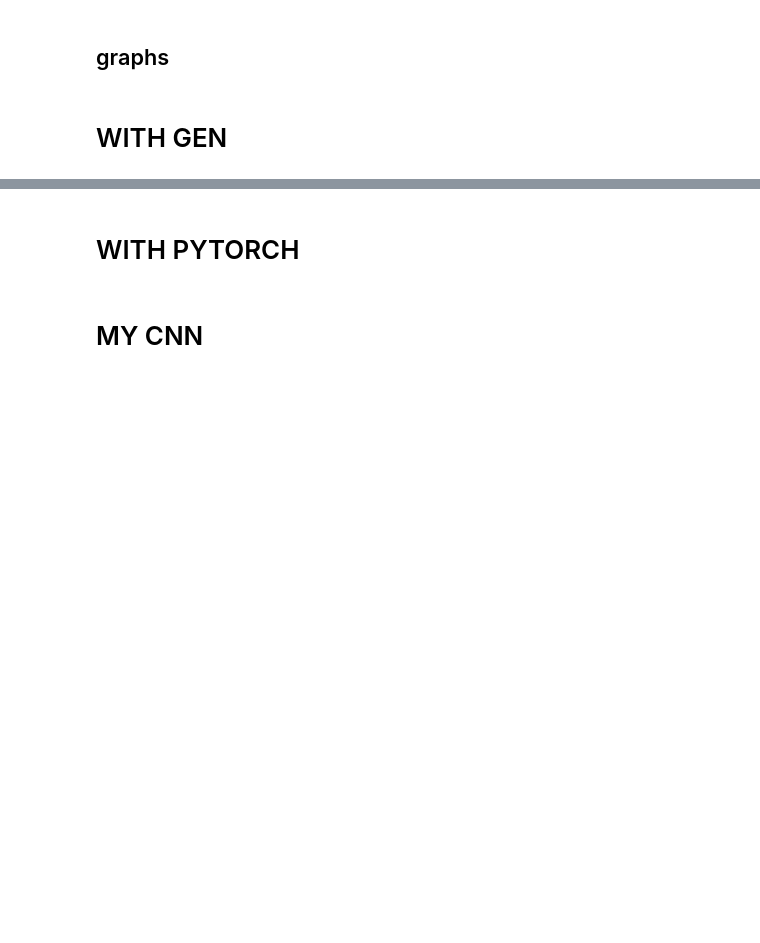
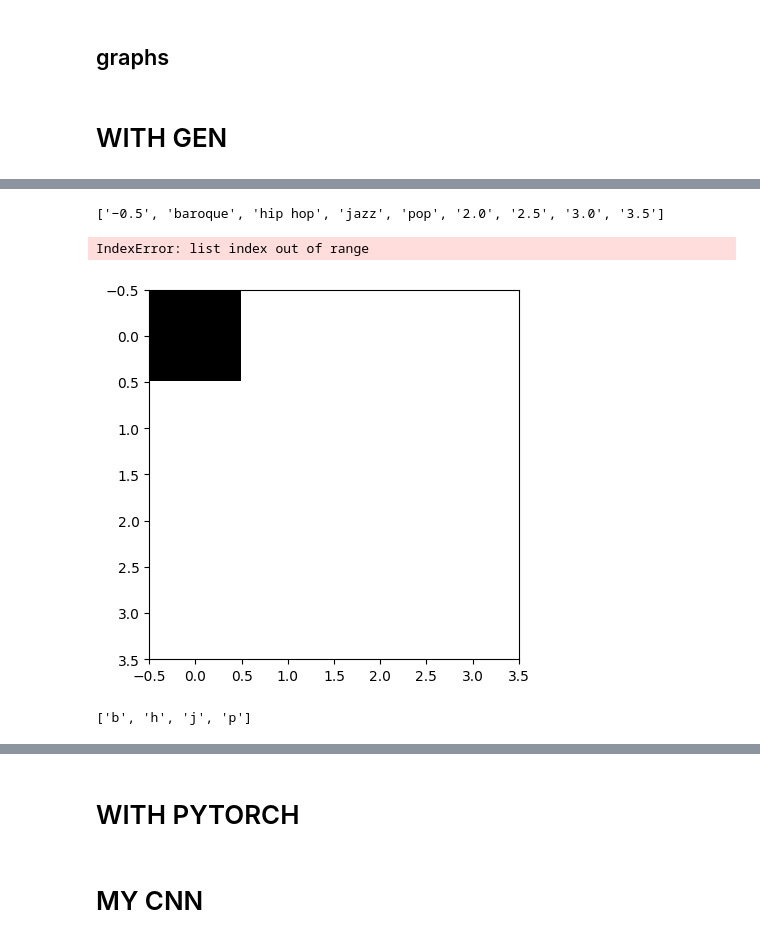
Before and after one commit to ananyajey/part-ii-project, a Jupyter notebook: main.ipynb, the cells around one changed output, grey strips where cells are left out. Cells and saved outputs as stored; diff of their text form; code cells hidden in the pictures; blank space fills up the shorter version.

```diff
--- a/main.ipynb
+++ b/main.ipynb
@@ -637,0 +702,10 @@ test_id_list
+# %%
+test_similarity = np.zeros((len(label_list), len(label_list)))
+
+test_pred_probs = model_gen.predict(generate_data(val_id_list, audio_dict=audio_dict, clip_length=clip_length, shift_length=shift_length, resize_dim=resize_dim, label_list=label_list, folderpath=image_folderpath, gen_batch_size=5, mode="test"))
+test_pred_classes = test_pred_probs.argmax(axis=1)
+test_actual = get_labels(get_clip_ids(val_id_list, audio_dict=audio_dict, clip_length=clip_length, shift_length=shift_length), label_list=label_list)
+for i in range(len(test_pred_classes)):
+    test_similarity[test_pred_classes[i]][test_actual[i]] += 1
+for i in range(len(label_list)):
+    test_similarity[:, i] = test_similarity[:, i]/sum(test_similarity[:, i])
@@ -637,0 +715,12 @@ test_id_list
+# %%
+t_ids, t_imgs, t_labels = return_data(test_id_list, audio_dict=audio_dict, clip_length=clip_length, shift_length=shift_length, resize_dim=resize_dim, label_list=label_list, folderpath=image_folderpath)
+# %%
+test_similarity = np.zeros((len(label_list), len(label_list)))
+
+test_pred_probs = model_gen.predict(t_imgs)
+test_pred_classes = test_pred_probs.argmax(axis=1)
+test_actual = t_labels
+for i in range(len(test_pred_classes)):
+    test_similarity[test_pred_classes[i]][test_actual[i]] += 1
+for i in range(len(label_list)):
+    test_similarity[:, i] = test_similarity[:, i]/sum(test_similarity[:, i])
@@ -637,0 +731,28 @@ test_id_list
+# %%
+labels
+# %% [output]
+['−0.5', 'baroque', 'hip hop', 'jazz', 'pop', '2.0', '2.5', '3.0', '3.5']
+# %%
+'''norm_test_similarity = np.zeros(test_similarity.shape)
+for i in range(len(label_list)):
+    norm_test_similarity[:, i] = test_similarity[:, i]/sum(test_similarity[:, i])
+'''
+norm_test_similarity = test_similarity
+fig, ax = plt.subplots()
+ax.imshow(norm_test_similarity, cmap = "gray_r")
+
+labels = [item.get_text() for item in ax.get_yticklabels()]
+for i in range(1, len(labels) - 1):
+    labels[i] = genre_list[i - 1]
+
+ax.set_xticklabels(labels, rotation = 45, ha = "right")
+ax.set_yticklabels(labels)
+
+ax.set_xlabel("Actual class")
+ax.set_ylabel("Predicted class")
+ax.set_title("Test Classification Matrix")
+
+plt.show()
+# %% [output]
+IndexError: list index out of range
+[figure, added]
@@ -637,0 +785,4 @@ test_id_list
+# %%
+label_list
+# %% [output]
+['b', 'h', 'j', 'p']
```
Also changed, not shown: parts of 32 cells of this notebook.
